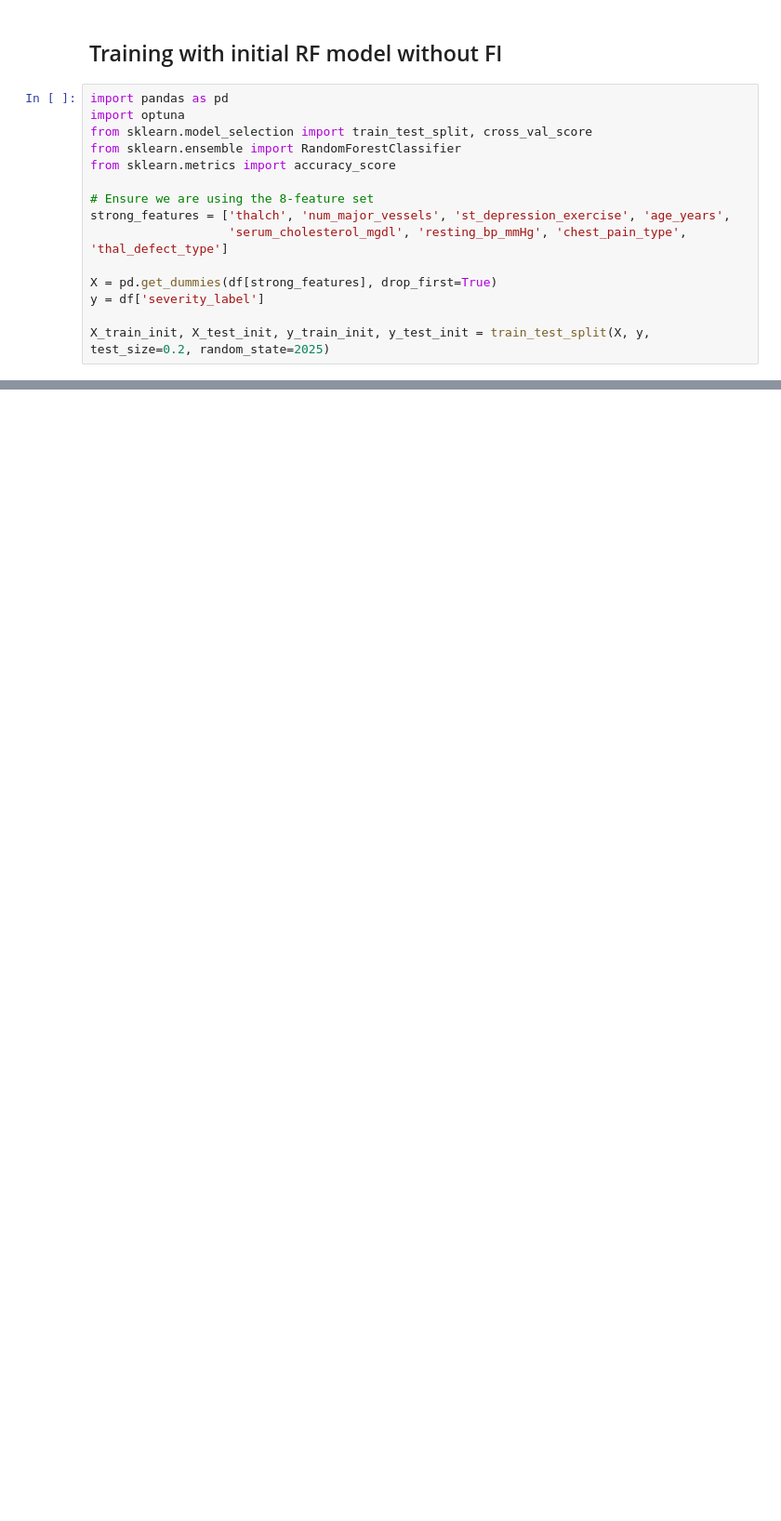
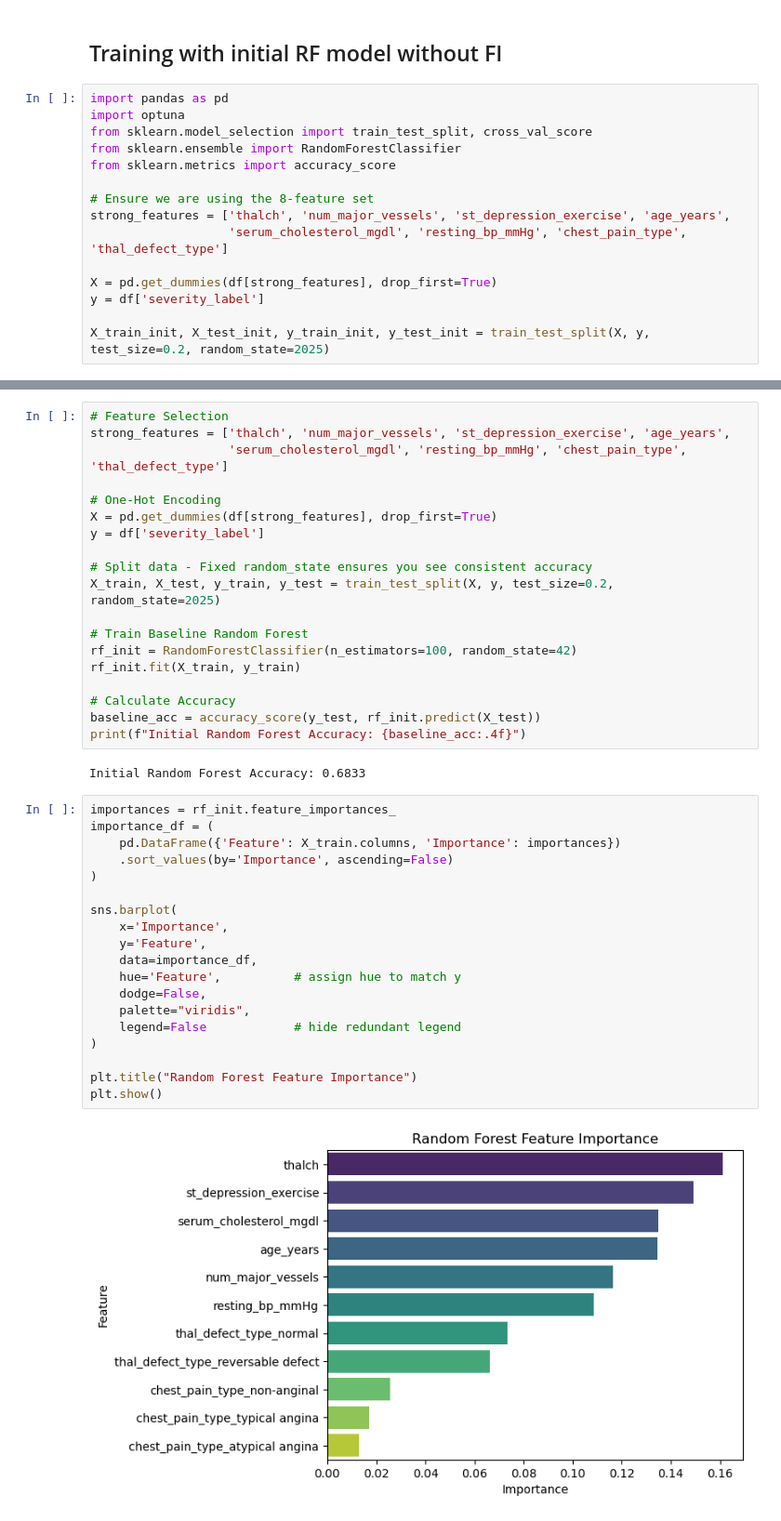
Before and after one commit to GabrielSiega/MLDP-Project---Heart-Disease-Prediction, a Jupyter notebook: Notebooks/New.ipynb, the cells around one changed output, grey strips where cells are left out. Shown at 93% size. Saved outputs shown, nothing was run; the diff lists cells and outputs as text; blank space fills up the shorter version.

```diff
--- a/Notebooks/New.ipynb
+++ b/Notebooks/New.ipynb
@@ -567,0 +594,42 @@ Best Parameters: {'n_estimators': 366, 'max_depth': 3, 'min_samples_split': 8, '
+# %%
+# Feature Selection
+strong_features = ['thalch', 'num_major_vessels', 'st_depression_exercise', 'age_years',
+                   'serum_cholesterol_mgdl', 'resting_bp_mmHg', 'chest_pain_type', 'thal_defect_type']
+
+# One-Hot Encoding
+X = pd.get_dummies(df[strong_features], drop_first=True)
+y = df['severity_label']
+
+# Split data - Fixed random_state ensures you see consistent accuracy
+X_train, X_test, y_train, y_test = train_test_split(X, y, test_size=0.2, random_state=2025)
+
+# Train Baseline Random Forest
+rf_init = RandomForestClassifier(n_estimators=100, random_state=42)
+rf_init.fit(X_train, y_train)
+
+# Calculate Accuracy
+baseline_acc = accuracy_score(y_test, rf_init.predict(X_test))
+print(f"Initial Random Forest Accuracy: {baseline_acc:.4f}")
+# %% [output]
+Initial Random Forest Accuracy: 0.6833
+# %%
+importances = rf_init.feature_importances_
+importance_df = (
+    pd.DataFrame({'Feature': X_train.columns, 'Importance': importances})
+    .sort_values(by='Importance', ascending=False)
+)
+
+sns.barplot(
+    x='Importance',
+    y='Feature',
+    data=importance_df,
+    hue='Feature',          # assign hue to match y
+    dodge=False,
+    palette="viridis",
+    legend=False            # hide redundant legend
+)
+
+plt.title("Random Forest Feature Importance")
+plt.show()
+# %% [output]
+[figure, added]
```
Also changed, not shown: parts of 11 cells of this notebook, 3 other files.
